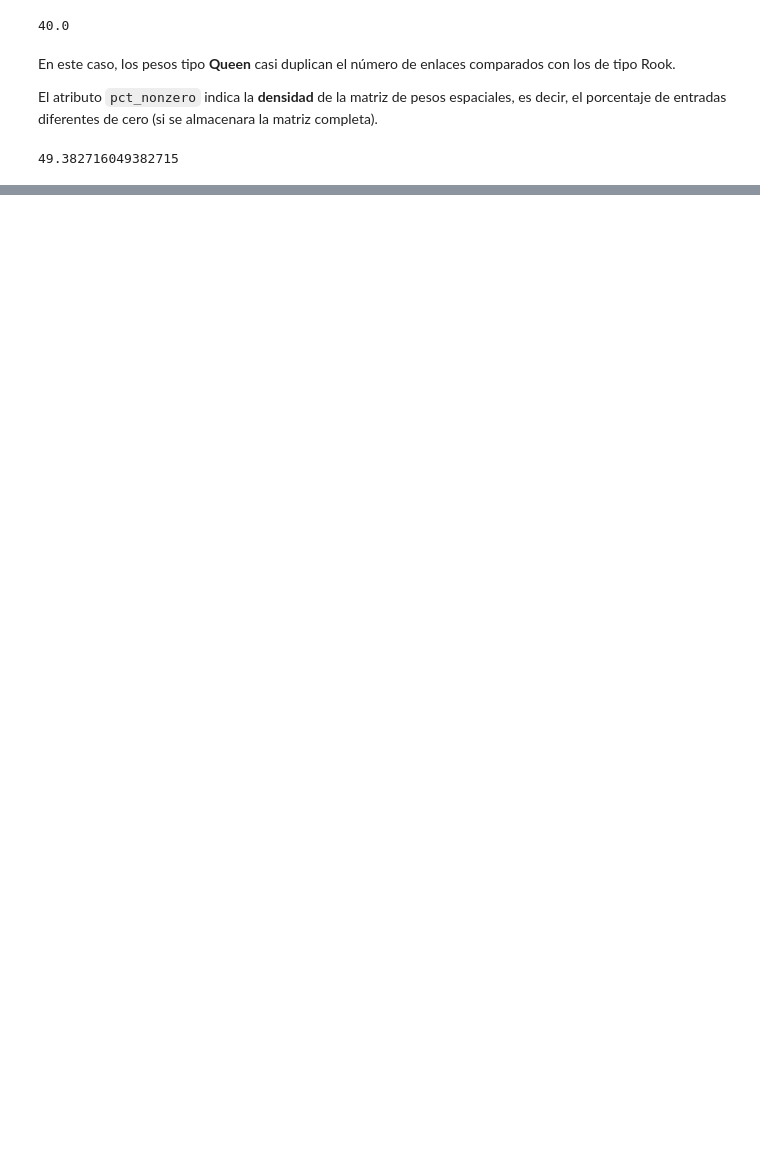
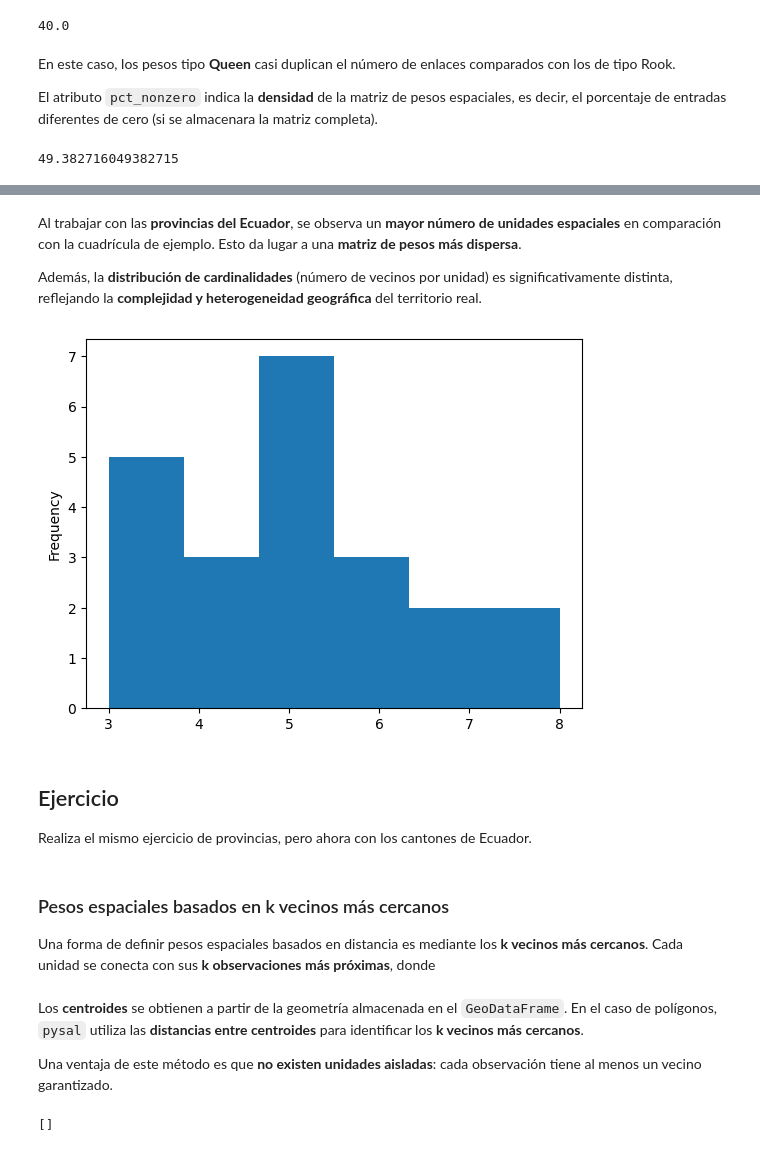
Before and after one commit to vmoprojs/SpatialEconPython, a Jupyter notebook: _build/jupyter_execute/PesosEspaciales.ipynb, the cells around one changed output, grey strips where cells are left out. Drawn from its saved outputs; the diff is of its cells as text; code cells hidden in the pictures; blank space fills up the shorter version.

```diff
--- a/_build/jupyter_execute/PesosEspaciales.ipynb
+++ b/_build/jupyter_execute/PesosEspaciales.ipynb
@@ -527,0 +609,17 @@ Un ejemplo práctico es la construcción de pesos espaciales para **sectores cen
+# %% [markdown]
+Al trabajar con las **provincias del Ecuador**, se observa un **mayor número de unidades espaciales** en comparación con la cuadrícula de ejemplo. Esto da lugar a una **matriz de pesos más dispersa**.
+
+Además, la **distribución de cardinalidades** (número de vecinos por unidad) es significativamente distinta, reflejando la **complejidad y heterogeneidad geográfica** del territorio real.
+# %%
+s = pandas.Series(w_queen_sin_islas.cardinalities)
+s.plot.hist(bins=s.unique().shape[0]);
+# %% [output]
+[figure, added]
+# %% [markdown]
+## Ejercicio
+
+Realiza el mismo ejercicio de provincias, pero ahora con los cantones de Ecuador.
+# %% [markdown]
+### Pesos espaciales basados en k vecinos más cercanos
+
+Una forma de definir pesos espaciales basados en distancia es mediante los **k vecinos más cercanos**. Cada unidad se conecta con sus **k observaciones más próximas**, donde
@@ -527,0 +628,8 @@ Un ejemplo práctico es la construcción de pesos espaciales para **sectores cen
+# %% [markdown]
+Los **centroides** se obtienen a partir de la geometría almacenada en el `GeoDataFrame`. En el caso de polígonos, `pysal` utiliza las **distancias entre centroides** para identificar los **k vecinos más cercanos**.
+
+Una ventaja de este método es que **no existen unidades aisladas**: cada observación tiene al menos un vecino garantizado.
+# %%
+wk4.islands
+# %% [output]
+[]
```
Also changed, not shown: parts of 13 cells of this notebook, 43 other files.
